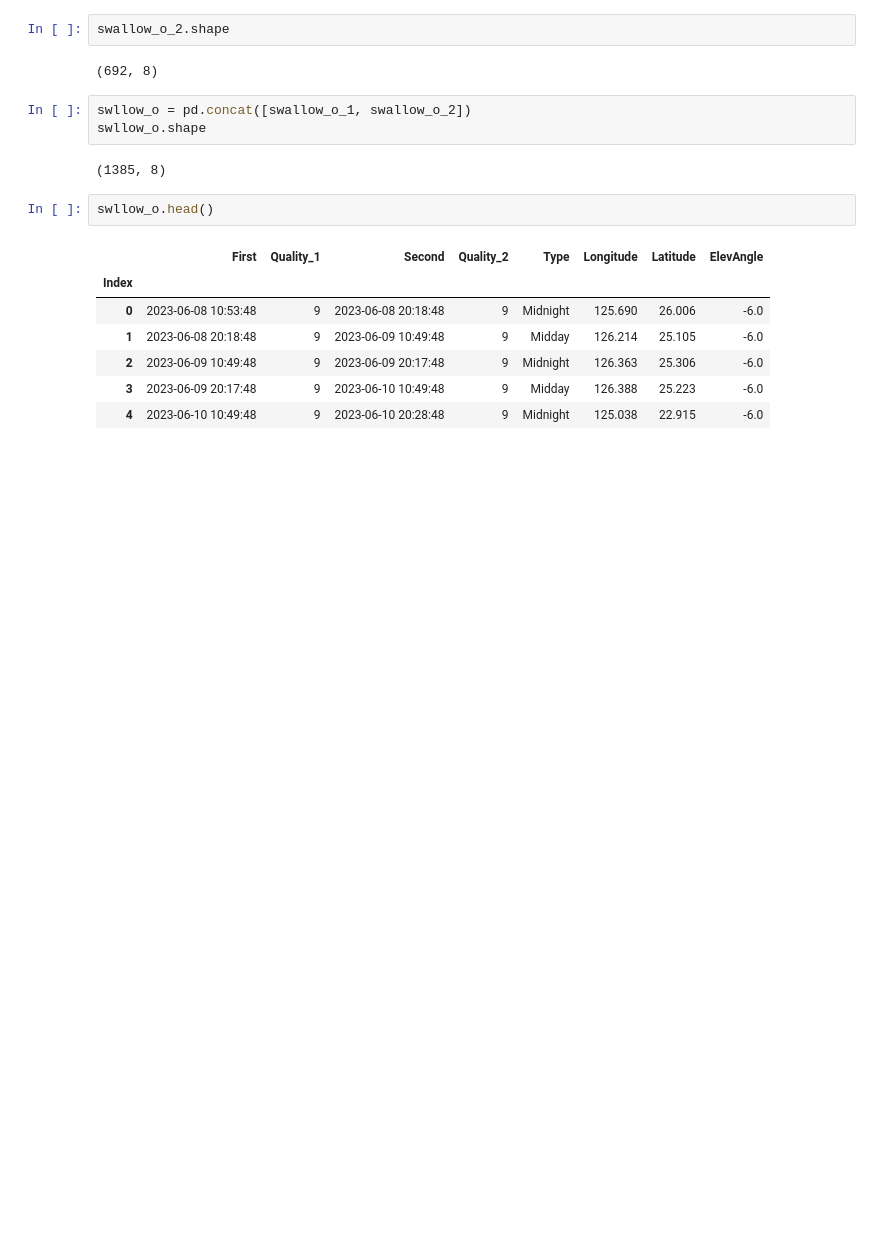
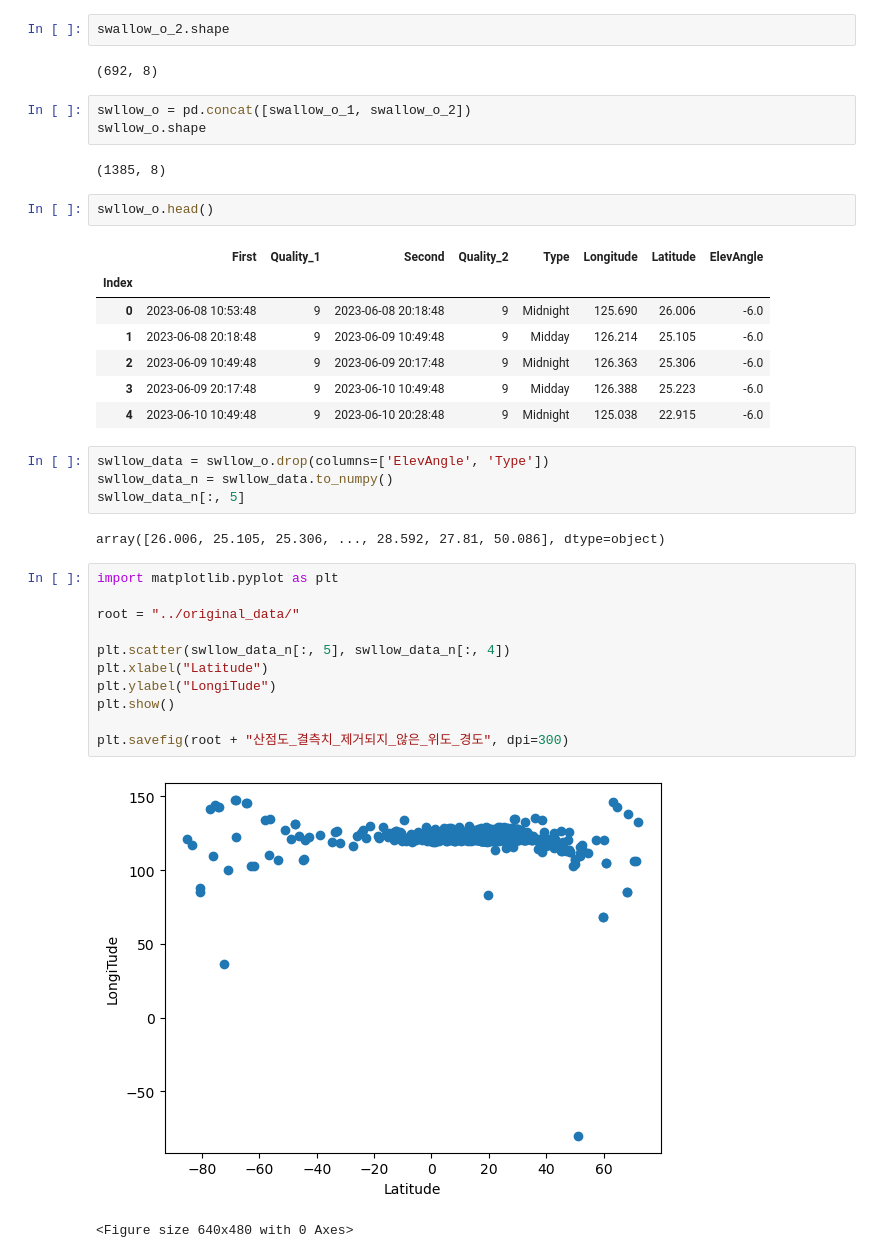
Before and after one commit to brotherjoo/Swallow-Data-Analysis, a Jupyter notebook: model.ipynb, the cells around one changed output. Saved outputs shown, nothing was run; the diff lists cells and outputs as text; blank space fills up the shorter version.

Commit message:
data check, preprocessing(1), 2024/08/25, 10:23:07 PM

```diff
--- a/model.ipynb
+++ b/model.ipynb
@@ -50,3 +50,23 @@ swllow_o.head()
 | 2 | 2023-06-09 10:49:48 | 9 | 2023-06-09 20:17:48 | 9 | Midnight | 126.363 | 25.306 | -6.0 |
 | 3 | 2023-06-09 20:17:48 | 9 | 2023-06-10 10:49:48 | 9 | Midday | 126.388 | 25.223 | -6.0 |
 | 4 | 2023-06-10 10:49:48 | 9 | 2023-06-10 20:28:48 | 9 | Midnight | 125.038 | 22.915 | -6.0 |
+# %%
+swllow_data = swllow_o.drop(columns=['ElevAngle', 'Type'])
+swllow_data_n = swllow_data.to_numpy()
+swllow_data_n[:, 5]
+# %% [output]
+array([26.006, 25.105, 25.306, ..., 28.592, 27.81, 50.086], dtype=object)
+# %%
+import matplotlib.pyplot as plt
+
+root = "../original_data/"
+
+plt.scatter(swllow_data_n[:, 5], swllow_data_n[:, 4])
+plt.xlabel("Latitude")
+plt.ylabel("LongiTude")
+plt.show()
+
+plt.savefig(root + "산점도_결측치_제거되지_않은_위도_경도", dpi=300)
+# %% [output]
+[figure, added]
+<Figure size 640x480 with 0 Axes>
```
Also changed, not shown: parts of 2 cells of this notebook.
